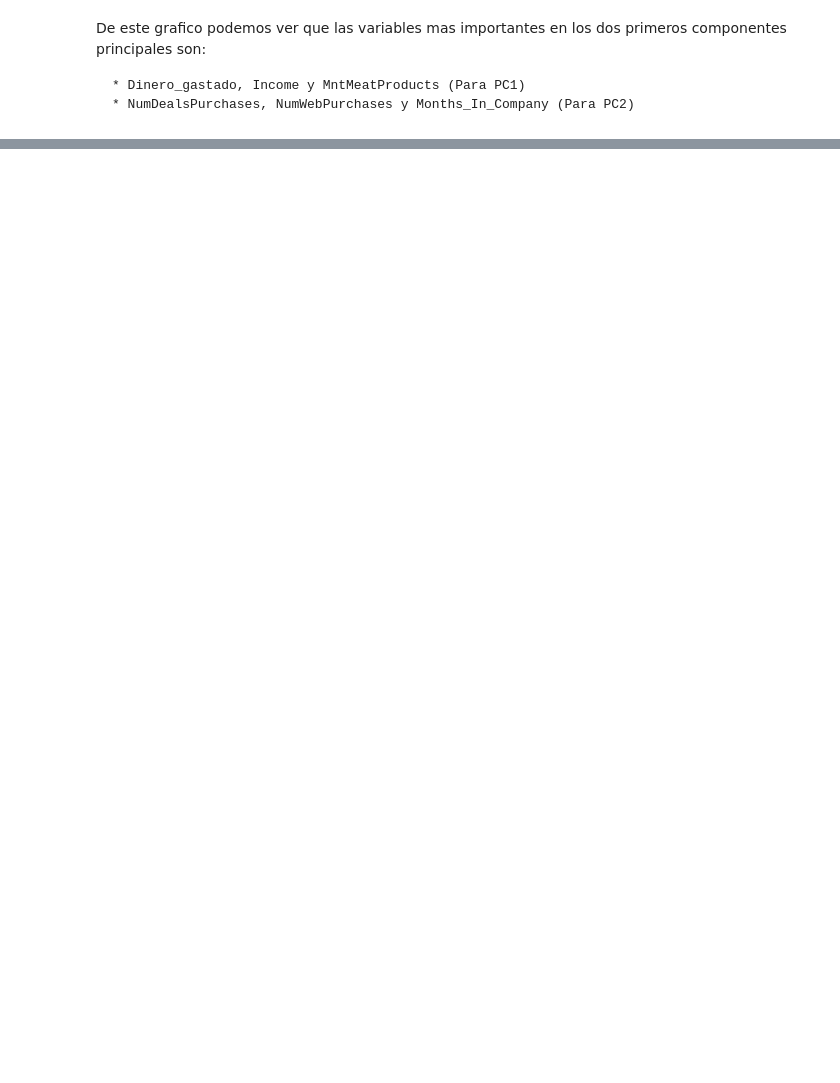
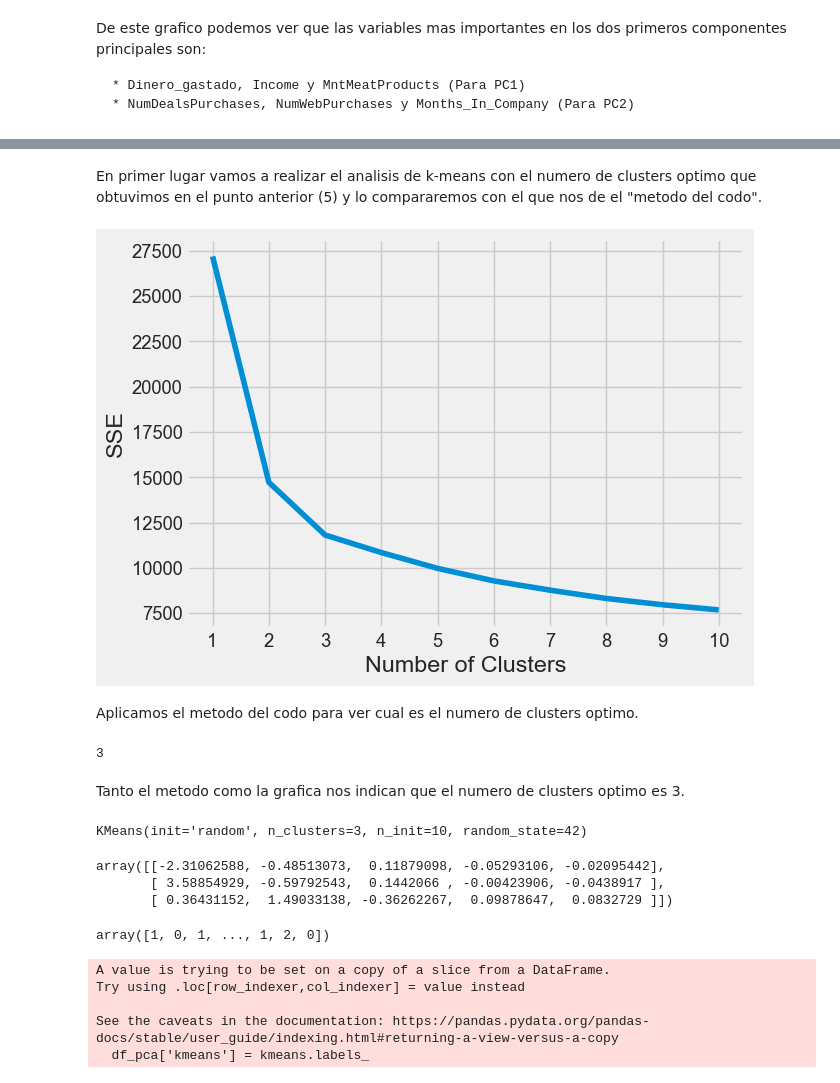
Before and after one commit to SebastianGomez/Final_AprendizajeNoSupervisado-, a Jupyter notebook: trabajo_final.ipynb, the cells around one changed output, grey strips where cells are left out. Drawn from its saved outputs; the diff is of its cells as text; code cells hidden in the pictures; blank space fills up the shorter version.

Commit message:
clusters

```diff
--- a/trabajo_final.ipynb
+++ b/trabajo_final.ipynb
@@ -341,0 +356,4 @@ De la grafica de varianza acumulada podemos ver que con 5 componentes principale
+# %%
+#Nuevo dataframe con las 5 componentes principales
+df_pca = X_pca[['PC1','PC2','PC3','PC4','PC5']]
+df_pca.head()
@@ -412,0 +453,70 @@ loadings
+# %% [markdown]
+En primer lugar vamos a realizar el analisis de k-means con el numero de clusters optimo que obtuvimos en el punto anterior (5) y lo compararemos con el que nos de el "metodo del codo".
+# %%
+kmeans_kwargs = {
+    "init": "random",
+    "n_init": 10,
+    "max_iter": 300,
+    "random_state": 42,
+}
+
+
+sse = []
+for k in range(1, 11):
+    kmeans = KMeans(n_clusters=k, **kmeans_kwargs)
+    kmeans.fit(df_pca)
+    sse.append(kmeans.inertia_)
+# %%
+plt.style.use("fivethirtyeight")
+plt.plot(range(1, 11), sse)
+plt.xticks(range(1, 11))
+plt.xlabel("Number of Clusters")
+plt.ylabel("SSE")
+plt.show()
+# %% [output]
+[figure, added]
+# %% [markdown]
+Aplicamos el metodo del codo para ver cual es el numero de clusters optimo.
+# %%
+kl = KneeLocator(
+    range(1, 11), sse, curve="convex", direction="decreasing"
+)
+
+kl.elbow
+# %% [output]
+3
+# %% [markdown]
+Tanto el metodo como la grafica nos indican que el numero de clusters optimo es 3.
+# %%
+#Kmeans
+kmeans = KMeans(
+    init="random",
+    n_clusters=3,
+    n_init=10,
+    max_iter=300,
+    random_state=42
+)
+
+kmeans.fit(df_pca)
+# %% [output]
+KMeans(init='random', n_clusters=3, n_init=10, random_state=42)
+# %%
+#Centroides de los clusters generado
+kmeans.cluster_centers_
+# %% [output]
+array([[-2.31062588, -0.48513073,  0.11879098, -0.05293106, -0.02095442],
+       [ 3.58854929, -0.59792543,  0.1442066 , -0.00423906, -0.0438917 ],
+       [ 0.36431152,  1.49033138, -0.36262267,  0.09878647,  0.0832729 ]])
+# %%
+#Asignación de las observaciones a cada cluster
+kmeans.labels_
+# %% [output]
+array([1, 0, 1, ..., 1, 2, 0])
+# %%
+df_pca['kmeans'] = kmeans.labels_
+# %% [output]
+A value is trying to be set on a copy of a slice from a DataFrame.
+Try using .loc[row_indexer,col_indexer] = value instead
+
+See the caveats in the documentation: https://pandas.pydata.org/pandas-docs/stable/user_guide/indexing.html#returning-a-view-versus-a-copy
+  df_pca['kmeans'] = kmeans.labels_
```
Also changed, not shown: parts of 16 cells of this notebook.
